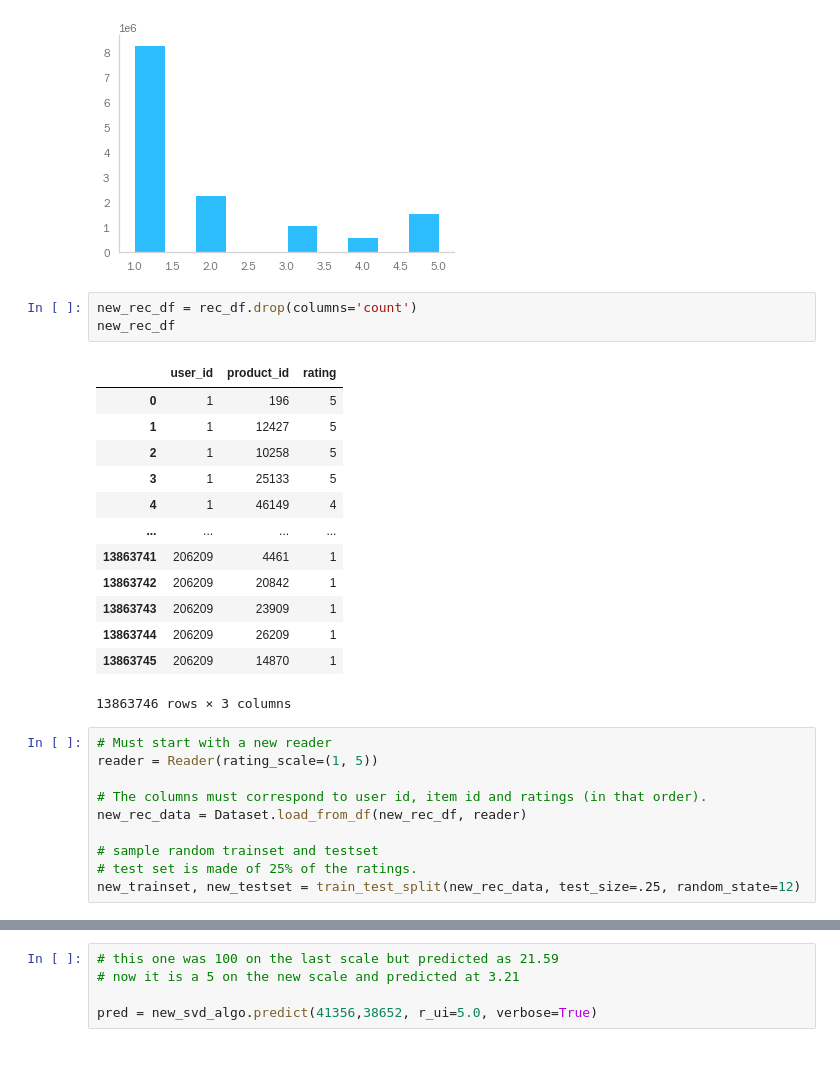
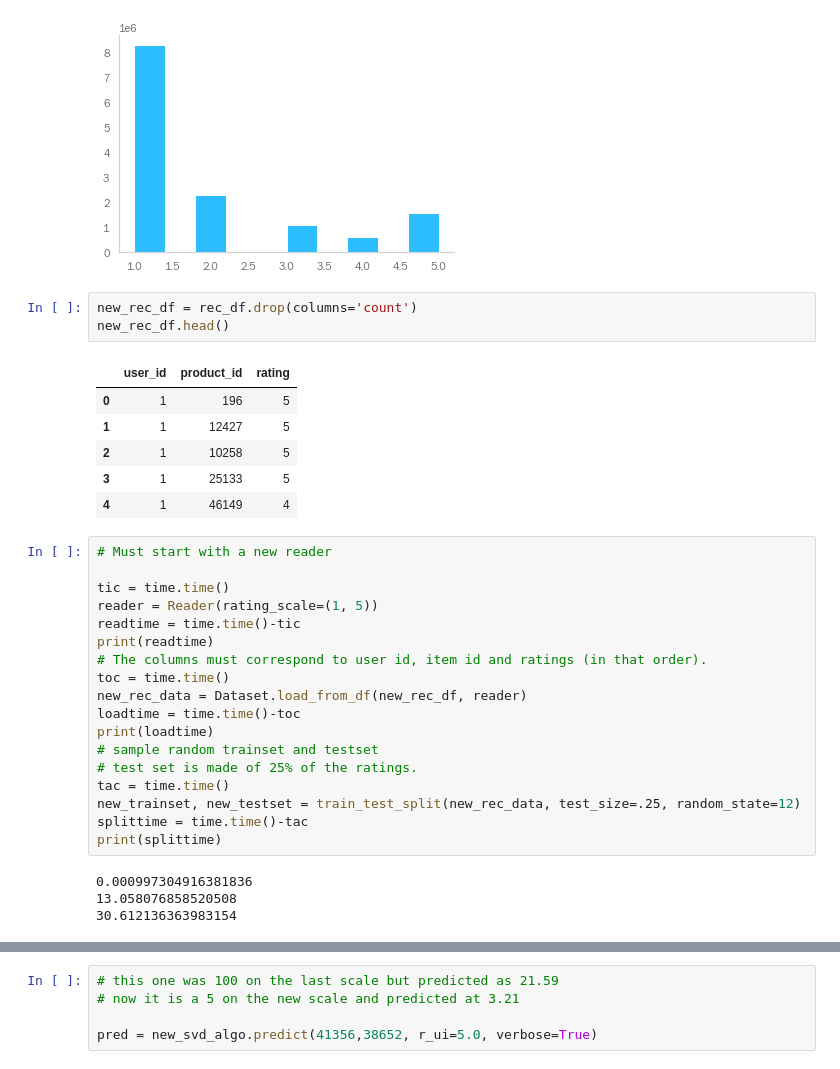
Before and after one commit to melodygr/grocery_recommendation, a Jupyter notebook: Capstone_Project.ipynb, the cells around one changed output, grey strips where cells are left out. Drawn from its saved outputs; the diff is of its cells as text.

```diff
--- a/Capstone_Project.ipynb
+++ b/Capstone_Project.ipynb
@@ -1089,31 +1091,36 @@ plt.hist(rec_df['rating']);
 [figure]
 # %%
 new_rec_df = rec_df.drop(columns='count')
-new_rec_df
+new_rec_df.head()
 # %% [output]
 |  | user_id | product_id | rating |
 | 0 | 1 | 196 | 5 |
 | 1 | 1 | 12427 | 5 |
 | 2 | 1 | 10258 | 5 |
 | 3 | 1 | 25133 | 5 |
 | 4 | 1 | 46149 | 4 |
-| ... | ... | ... | ... |
-| 13863741 | 206209 | 4461 | 1 |
-| 13863742 | 206209 | 20842 | 1 |
-| 13863743 | 206209 | 23909 | 1 |
-| 13863744 | 206209 | 26209 | 1 |
-| 13863745 | 206209 | 14870 | 1 |
-13863746 rows × 3 columns
 # %%
 # Must start with a new reader
+
+tic = time.time()
 reader = Reader(rating_scale=(1, 5))
-
+readtime = time.time()-tic
+print(readtime)
 # The columns must correspond to user id, item id and ratings (in that order).
+toc = time.time()
 new_rec_data = Dataset.load_from_df(new_rec_df, reader)
-
+loadtime = time.time()-toc
+print(loadtime)
 # sample random trainset and testset
 # test set is made of 25% of the ratings.
+tac = time.time()
 new_trainset, new_testset = train_test_split(new_rec_data, test_size=.25, random_state=12)
+splittime = time.time()-tac
+print(splittime)
+# %% [output]
+0.000997304916381836
+13.058076858520508
+30.612136363983154
 # %%
 # Might as well start with the best params from the last model
 
```
Also changed, not shown: parts of 25 cells of this notebook, 1 other file.
